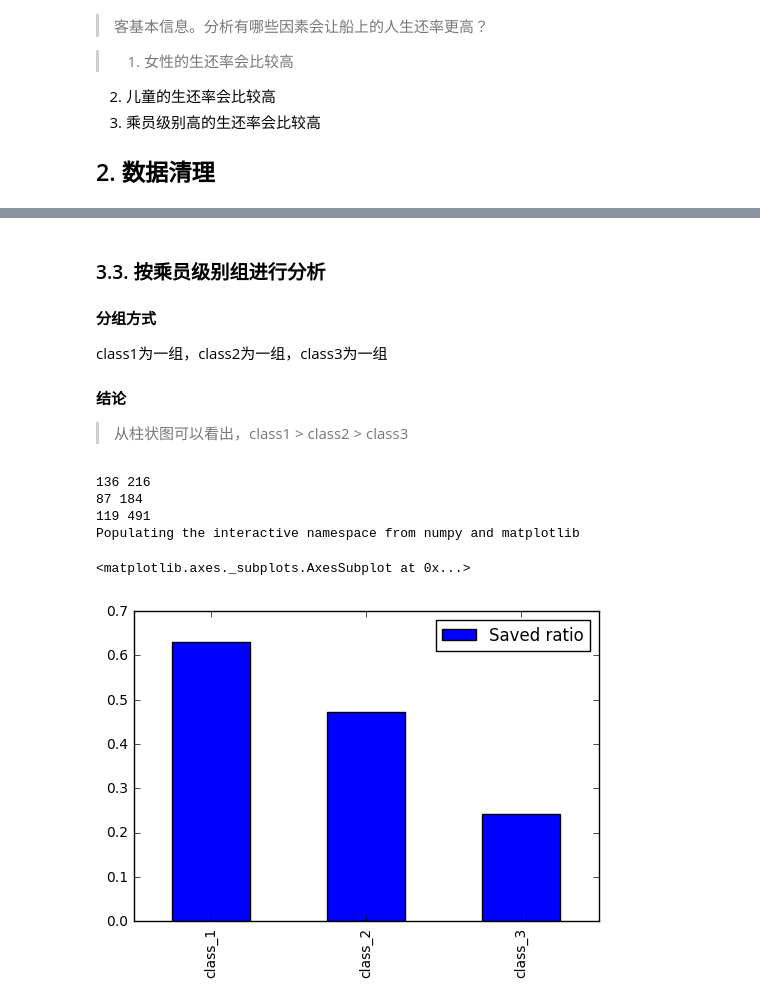
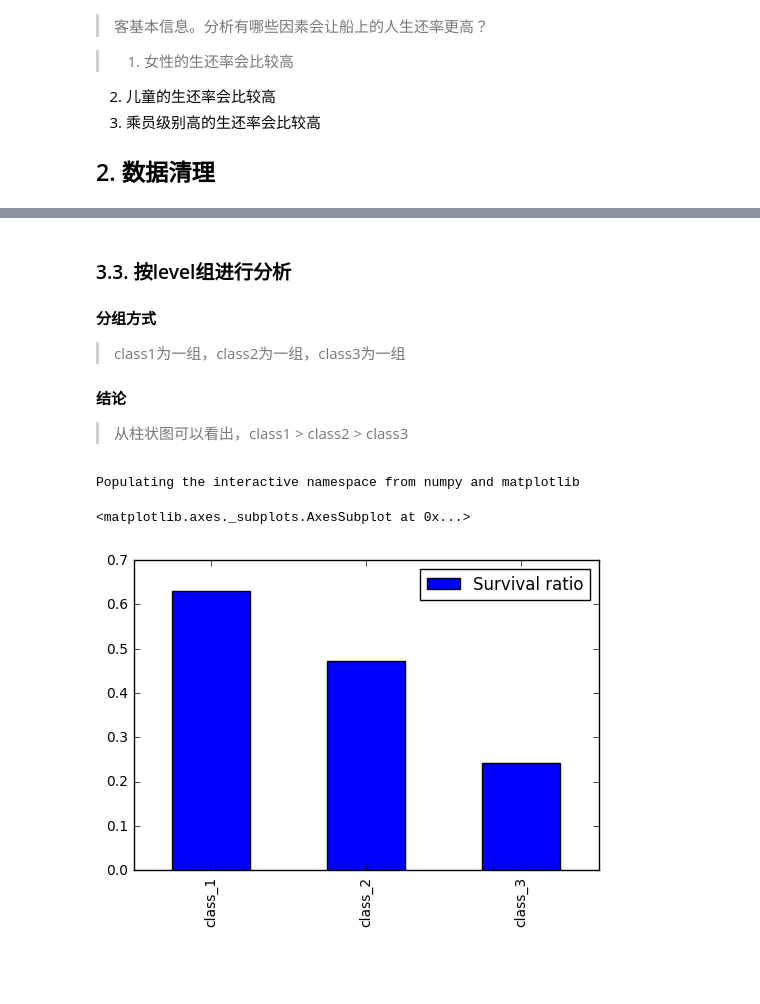
Before and after one commit to yummybian/data-analysis, a Jupyter notebook: P2/titanic_analysis.ipynb, the cells around one changed output, grey strips where cells are left out. Saved outputs shown, nothing was run; the diff lists cells and outputs as text; code cells hidden in the pictures; blank space fills up the shorter version.

```diff
--- a/P2/titanic_analysis.ipynb
+++ b/P2/titanic_analysis.ipynb
@@ -159,28 +131,26 @@ Populating the interactive namespace from numpy and matplotlib
 # %% [markdown]
-### 3.3. 按乘员级别组进行分析
+### 3.3. 按level组进行分析
 #### 分组方式
->
-class1为一组，class2为一组，class3为一组
+> class1为一组，class2为一组，class3为一组
 
 #### 结论
 > 从柱状图可以看出，class1 > class2 > class3
 # %%
 class_group_saved_df = pd.DataFrame(
-    data={'Saved ratio': [get_age_class_ratio(df, None, 1), get_age_class_ratio(df, None, 2), get_age_class_ratio(df, None, 3)]},
-    index=['class 1', 'class 2', 'class 3']
+    data={"Survival ratio": [calc_survival_ratio(df, "level", 1),
+                             calc_survival_ratio(df, "level", 2),
+                             calc_survival_ratio(df, "level", 3)]},
+    index=["class 1", "class 2", "class 3"]
 )
 
 %pylab inline
 import matplotlib.pyplot as plt
 
 class_group_saved_df.index = [
-    'class_1', 'class_2', 'class_3'
+    "class_1", "class_2", "class_3"
 ]
-class_group_saved_df.plot(kind='bar')
+class_group_saved_df.plot(kind="bar")
 # %% [output]
-136 216
-87 184
-119 491
 Populating the interactive namespace from numpy and matplotlib
 <matplotlib.axes._subplots.AxesSubplot at 0x...>
-[figure, old version]
+[figure, new version]
```
Also changed, not shown: parts of 10 cells of this notebook.
